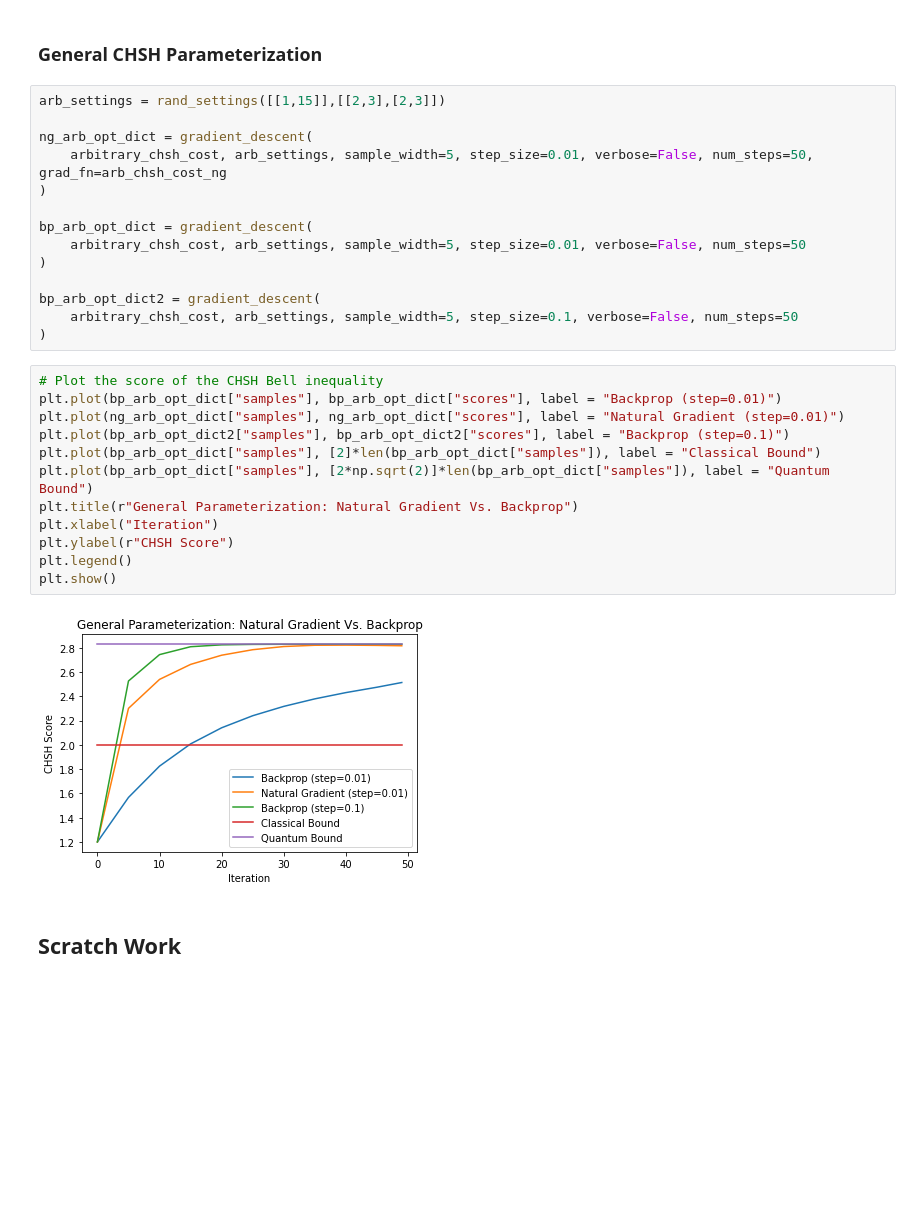
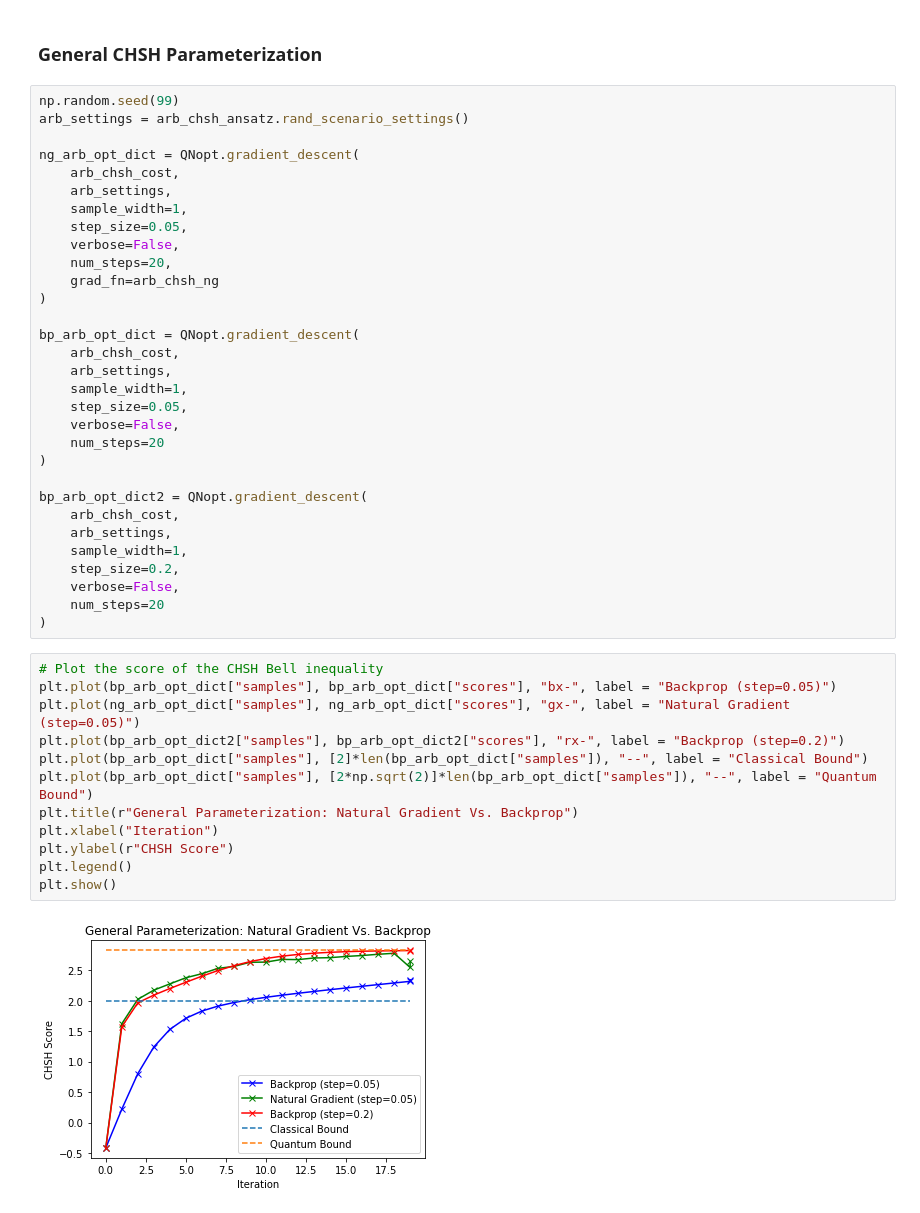
Before and after one commit to ChitambarLab/qNetVO, a Jupyter notebook: notebook/chsh_natural_gradient.ipynb, the cells around one changed output. Cells and saved outputs as stored; diff of their text form; blank space fills up the shorter version.

Commit message:
natural gradient notebook restructure

```diff
--- a/notebook/chsh_natural_gradient.ipynb
+++ b/notebook/chsh_natural_gradient.ipynb
@@ -226,32 +107,47 @@ plt.show()
 # %% [markdown]
 ### General CHSH Parameterization
 # %%
-arb_settings = rand_settings([[1,15]],[[2,3],[2,3]])
+np.random.seed(99)
+arb_settings = arb_chsh_ansatz.rand_scenario_settings()
 
-ng_arb_opt_dict = gradient_descent(
-    arbitrary_chsh_cost, arb_settings, sample_width=5, step_size=0.01, verbose=False, num_steps=50, grad_fn=arb_chsh_cost_ng
+ng_arb_opt_dict = QNopt.gradient_descent(
+    arb_chsh_cost,
+    arb_settings,
+    sample_width=1,
+    step_size=0.05,
+    verbose=False,
+    num_steps=20,
+    grad_fn=arb_chsh_ng
 )
 
-bp_arb_opt_dict = gradient_descent(
-    arbitrary_chsh_cost, arb_settings, sample_width=5, step_size=0.01, verbose=False, num_steps=50
+bp_arb_opt_dict = QNopt.gradient_descent(
+    arb_chsh_cost,
+    arb_settings,
+    sample_width=1,
+    step_size=0.05,
+    verbose=False,
+    num_steps=20
 )
 
-bp_arb_opt_dict2 = gradient_descent(
-    arbitrary_chsh_cost, arb_settings, sample_width=5, step_size=0.1, verbose=False, num_steps=50
+bp_arb_opt_dict2 = QNopt.gradient_descent(
+    arb_chsh_cost,
+    arb_settings,
+    sample_width=1,
+    step_size=0.2,
+    verbose=False,
+    num_steps=20
 )
 # %%
 # Plot the score of the CHSH Bell inequality
-plt.plot(bp_arb_opt_dict["samples"], bp_arb_opt_dict["scores"], label = "Backprop (step=0.01)")
-plt.plot(ng_arb_opt_dict["samples"], ng_arb_opt_dict["scores"], label = "Natural Gradient (step=0.01)")
-plt.plot(bp_arb_opt_dict2["samples"], bp_arb_opt_dict2["scores"], label = "Backprop (step=0.1)")
-plt.plot(bp_arb_opt_dict["samples"], [2]*len(bp_arb_opt_dict["samples"]), label = "Classical Bound")
-plt.plot(bp_arb_opt_dict["samples"], [2*np.sqrt(2)]*len(bp_arb_opt_dict["samples"]), label = "Quantum Bound")
+plt.plot(bp_arb_opt_dict["samples"], bp_arb_opt_dict["scores"], "bx-", label = "Backprop (step=0.05)")
+plt.plot(ng_arb_opt_dict["samples"], ng_arb_opt_dict["scores"], "gx-", label = "Natural Gradient (step=0.05)")
+plt.plot(bp_arb_opt_dict2["samples"], bp_arb_opt_dict2["scores"], "rx-", label = "Backprop (step=0.2)")
+plt.plot(bp_arb_opt_dict["samples"], [2]*len(bp_arb_opt_dict["samples"]), "--", label = "Classical Bound")
+plt.plot(bp_arb_opt_dict["samples"], [2*np.sqrt(2)]*len(bp_arb_opt_dict["samples"]), "--", label = "Quantum Bound")
 plt.title(r"General Parameterization: Natural Gradient Vs. Backprop")
 plt.xlabel("Iteration")
 plt.ylabel(r"CHSH Score")
 plt.legend()
 plt.show()
 # %% [output]
-[figure, old version]
+[figure, new version]
-# %% [markdown]
-## Scratch Work
```
Also changed, not shown: parts of 14 cells of this notebook, 2 other files.
